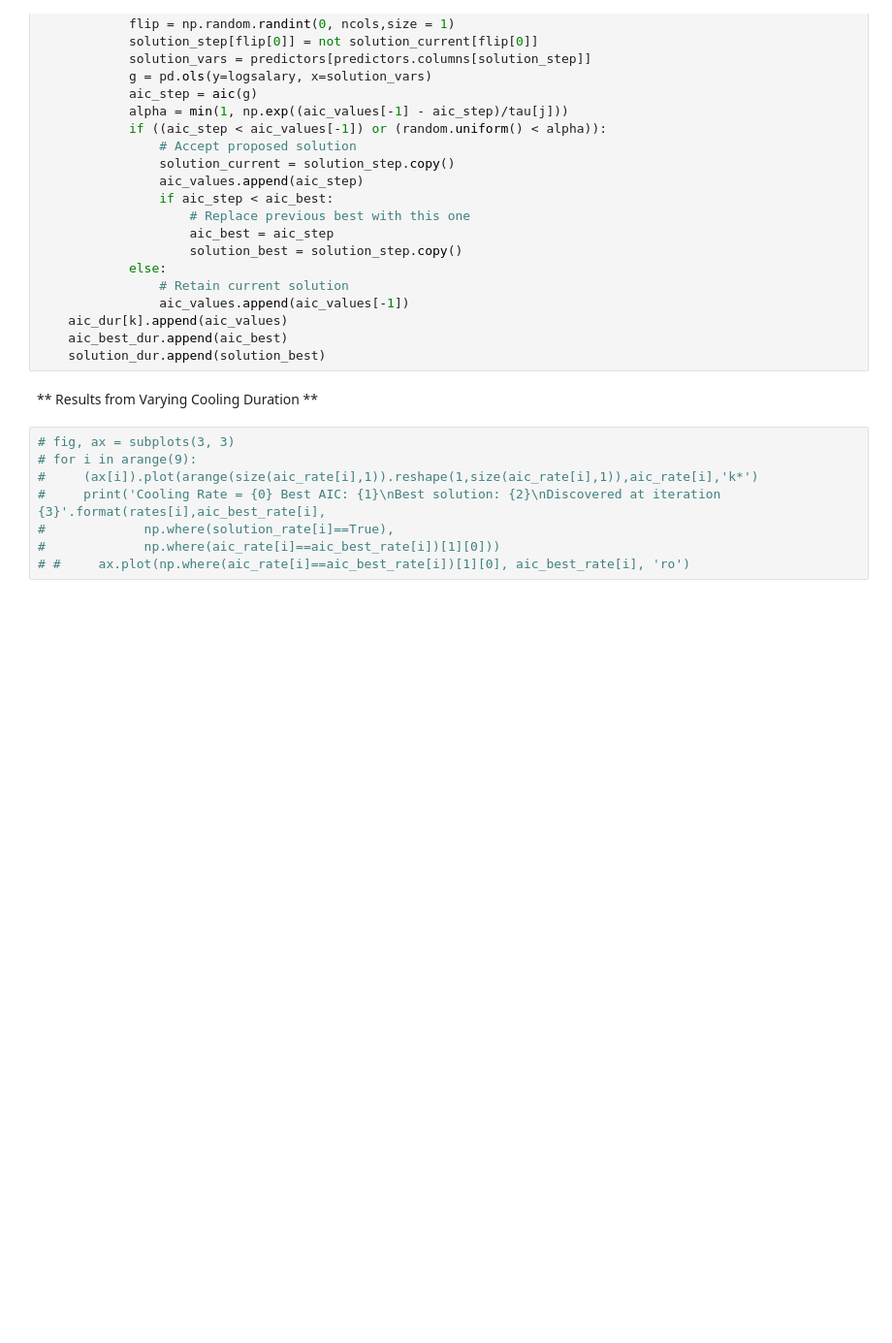
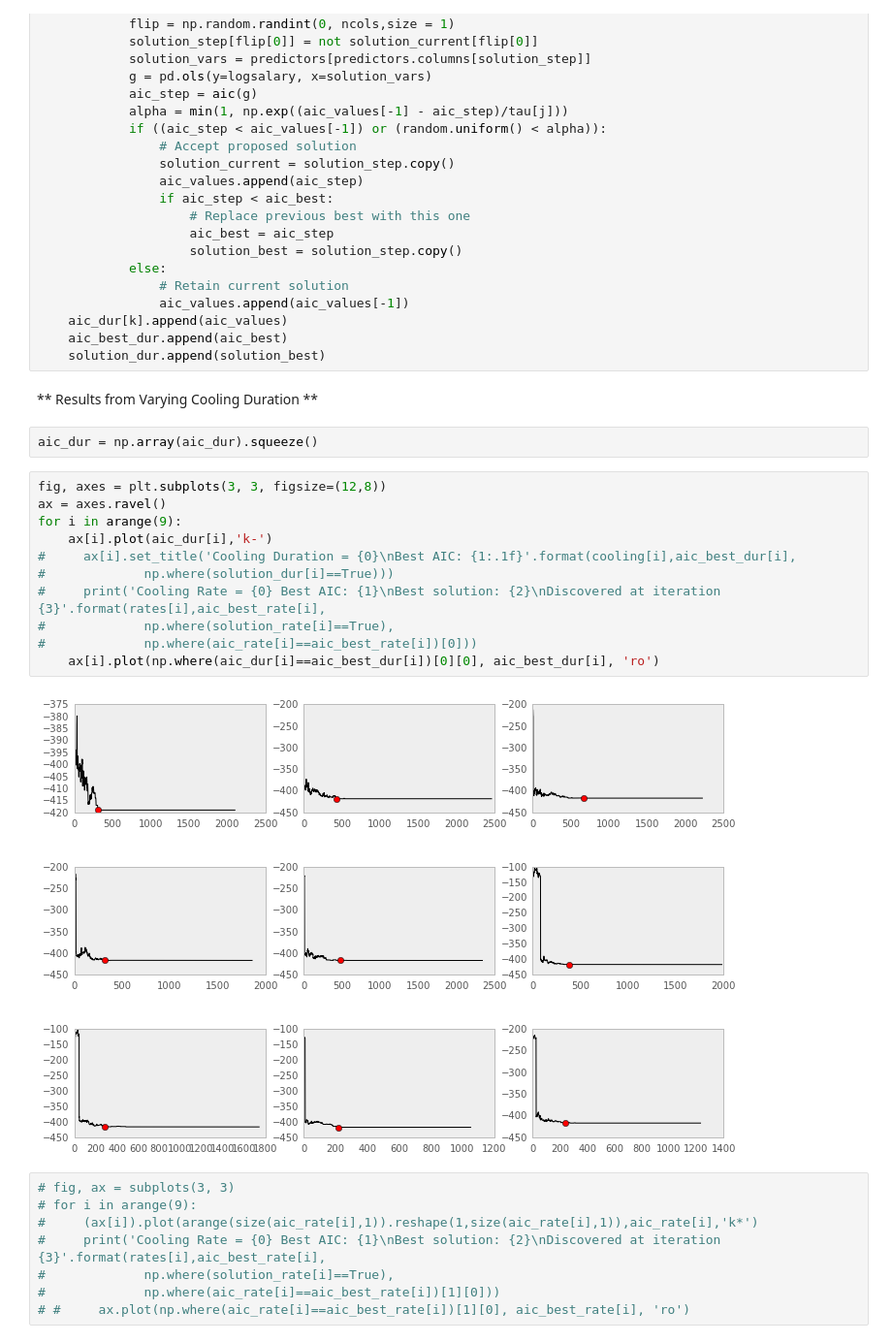
Before and after one commit to ecdecarlo/BIOS366_Assigments, a Jupyter notebook: Bios366_HW1_Q2_DeCarlo.ipynb, the cells around one changed output. Shown at 97% size. Cells and saved outputs as stored; diff of their text form; blank space fills up the shorter version.

```diff
--- a/Bios366_HW1_Q2_DeCarlo.ipynb
+++ b/Bios366_HW1_Q2_DeCarlo.ipynb
@@ -153,6 +163,21 @@ for k in range(size(cooling,0)):
     solution_dur.append(solution_best)
 # %% [markdown]
 ** Results from Varying Cooling Duration **
+# %%
+aic_dur = np.array(aic_dur).squeeze()
+# %%
+fig, axes = plt.subplots(3, 3, figsize=(12,8))
+ax = axes.ravel()
+for i in arange(9):
+    ax[i].plot(aic_dur[i],'k-')
+#     ax[i].set_title('Cooling Duration = {0}\nBest AIC: {1:.1f}'.format(cooling[i],aic_best_dur[i],
+#             np.where(solution_dur[i]==True)))
+#     print('Cooling Rate = {0} Best AIC: {1}\nBest solution: {2}\nDiscovered at iteration {3}'.format(rates[i],aic_best_rate[i],
+#             np.where(solution_rate[i]==True),
+#             np.where(aic_rate[i]==aic_best_rate[i])[0]))
+    ax[i].plot(np.where(aic_dur[i]==aic_best_dur[i])[0][0], aic_best_dur[i], 'ro')
+# %% [output]
+[figure, added]
 # %%
 # fig, ax = subplots(3, 3)
 # for i in arange(9):
```
Also changed, not shown: parts of 6 cells of this notebook, 5 other files.
